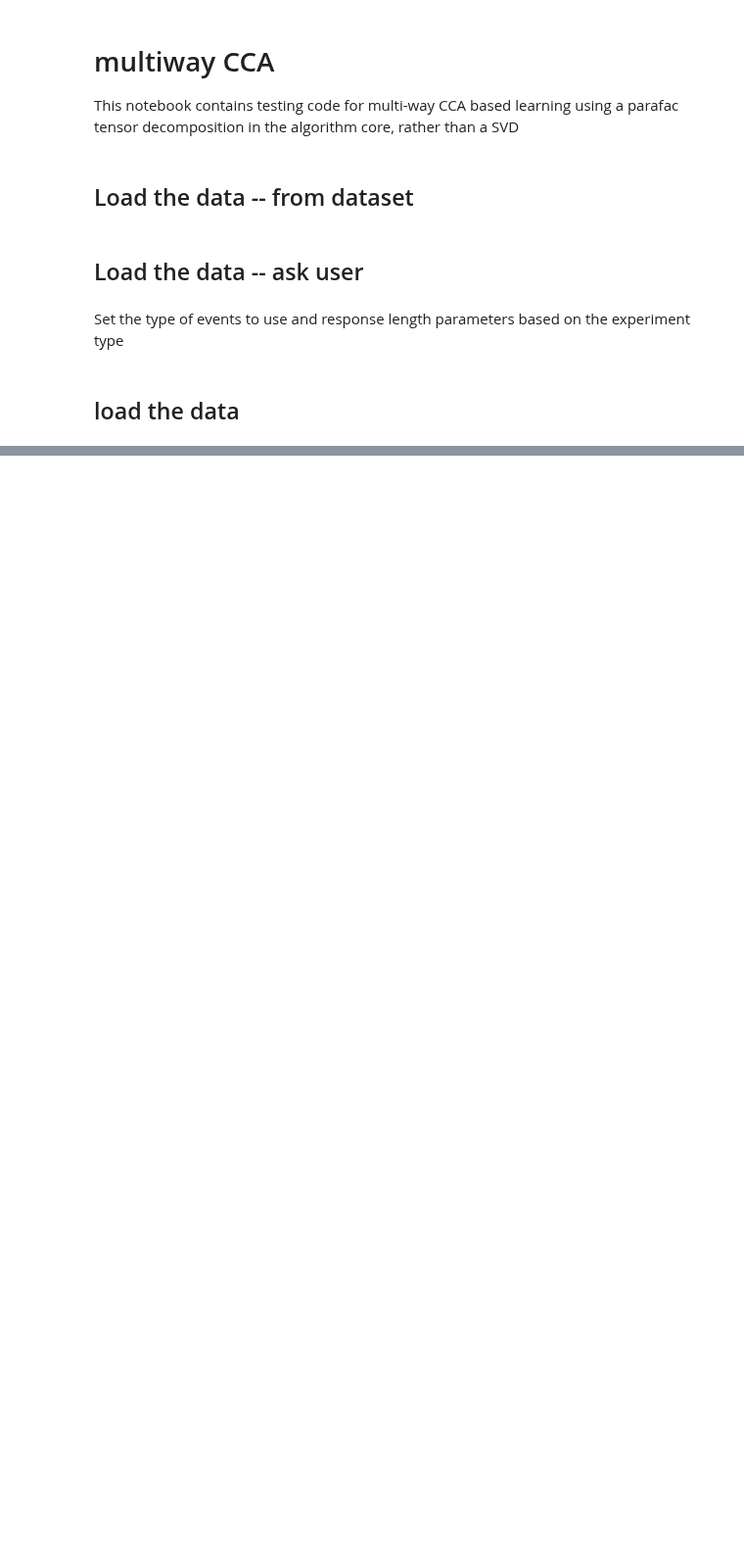
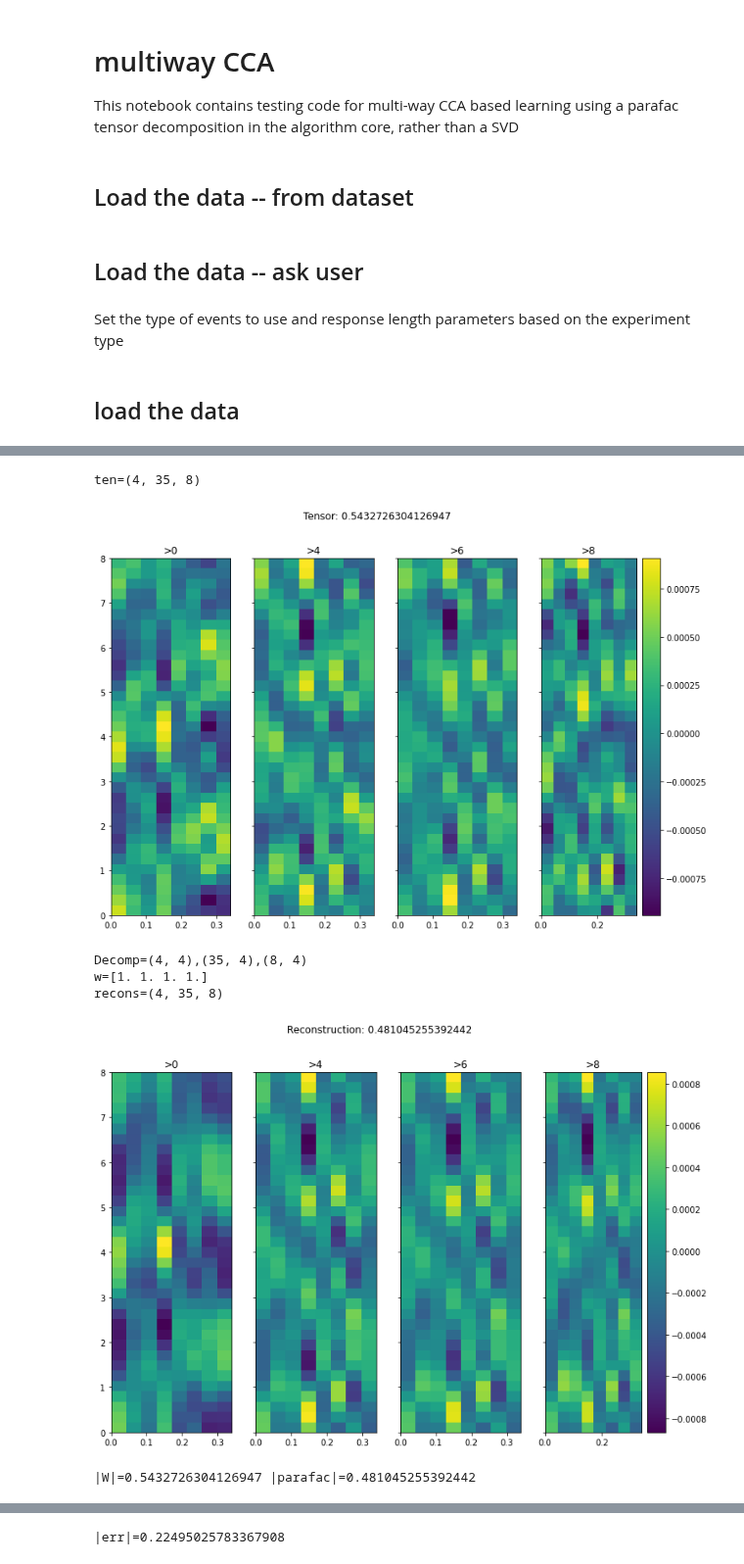
Before and after one commit to mindaffect/pymindaffectBCI, a Jupyter notebook: mindaffectBCI/decoder/MCCA.ipynb, the cells around one changed output, grey strips where cells are left out. Shown at 98% size. Drawn from its saved outputs; the diff is of its cells as text; code cells hidden in the pictures; blank space fills up the shorter version.

```diff
--- a/mindaffectBCI/decoder/MCCA.ipynb
+++ b/mindaffectBCI/decoder/MCCA.ipynb
@@ -230,30 +294,38 @@ if isFactored:
 # %%
 # CD/PARAFAC decomp
 from tensorly.decomposition import parafac
 if isFactored:
     ten = WxCxyWy_f[0,...]
 else:
     ten = WxCxyWy_t[0,...]
 print("ten={}".format(ten.shape))
 normW = np.sum(np.abs(ten.ravel()))
 plotCxy(ten[np.newaxis,...],evtlabs,fs); plt.colorbar();plt.suptitle("Tensor: {}".format(normW)); plt.show()
-kruskal_decomp = parafac(ten, rank=2, normalize_factors=False)#True)
+kruskal_decomp = parafac(ten, rank=4, normalize_factors=False, orthogonalise=True)#True)
 weight = kruskal_decomp[0]
 factors = kruskal_decomp[1]
 print("Decomp={},{},{}".format(*[f.shape for f in factors]))
 We = factors[0]
 Wt = factors[1]
 Wd = factors[2]
 print("w={}".format(weight))
 
 # check the reconstruction error
 from tensorly import kruskal_to_tensor
 recons = kruskal_to_tensor(kruskal_decomp)
 normRecons = np.sum(np.abs(recons.ravel()))
 print('recons={}'.format(recons.shape))
 plotCxy(recons[np.newaxis,...],evtlabs,fs); plt.colorbar(); plt.suptitle("Reconstruction: {}".format(normRecons)); plt.show()
 err = np.sum(np.abs(ten.ravel()-recons.ravel()))
 print('|W|={} |parafac|={}'.format(normW,normRecons,err))
 
 plotCxy((ten-recons)[np.newaxis,...],evtlabs,fs); plt.colorbar(); plt.suptitle("Error: {}".format(err)); plt.show()
 print('|err|={}'.format(err))
+# %% [output]
+ten=(4, 35, 8)
+[figure, added]
+Decomp=(4, 4),(35, 4),(8, 4)
+w=[1. 1. 1. 1.]
+recons=(4, 35, 8)
+[figure, added]
+|W|=0.5432726304126947 |parafac|=0.481045255392442
@@ -260,3 +333,4 @@ print('|err|={}'.format(err))
+|err|=0.22495025783367908
 # %%
 # plot the decomp: e,t,d x rank
 ch_names = np.arange(Wd.shape[0]) if ch_names is None else ch_names
```
Also changed, not shown: parts of 12 cells of this notebook, 12 other files.
